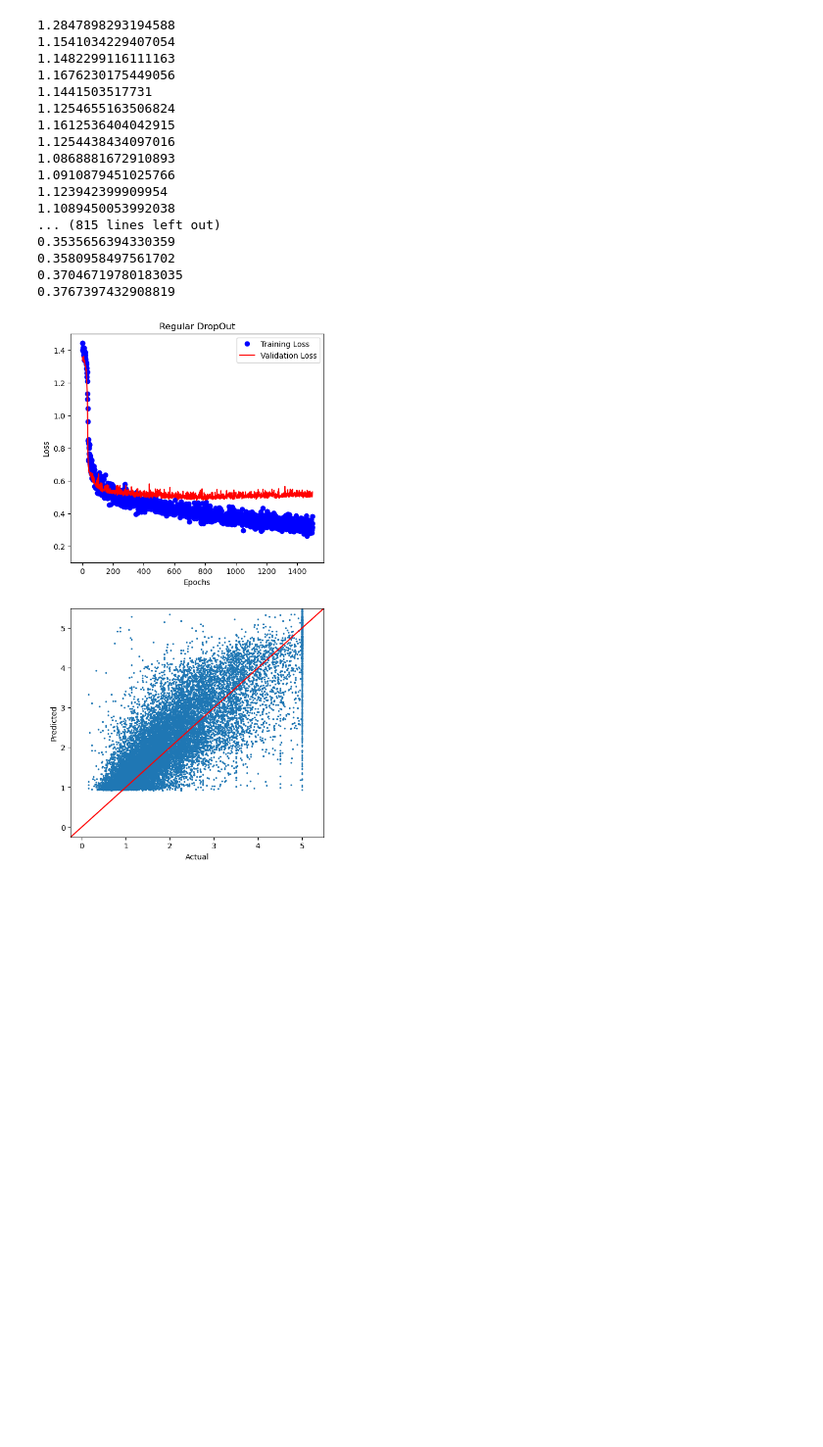
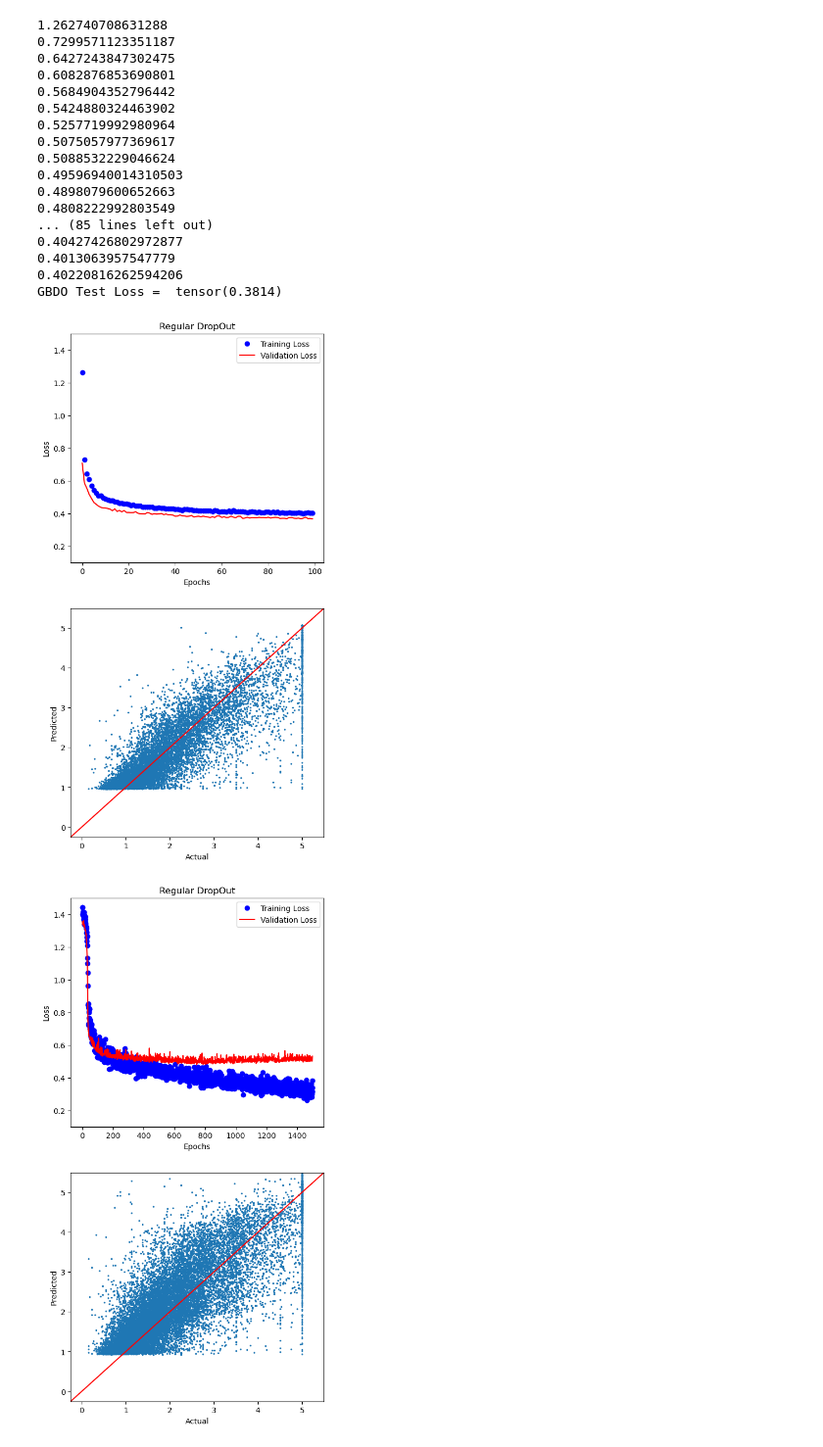
Before and after one commit to Casada94/SectorWiseDropOut, a Jupyter notebook: Main.ipynb, the cells around one changed output. Shown at 98% size. Saved outputs shown, nothing was run; the diff lists cells and outputs as text; code cells hidden in the pictures; blank space fills up the shorter version.

Commit message:
gb to sw dropout; and implemented m of n dropped

```diff
--- a/Main.ipynb
+++ b/Main.ipynb
@@ -17,7 +18,7 @@ def getDataset():
     Y = raw.target.values
     Y = np.array(Y,dtype='float32')
     n = len(X)
-    r = 0.1
+    r = 0.5
     x_train, x_test, y_train, y_test = train_test_split(X, Y, shuffle=True, test_size=1-r)
 
     x_val = x_train[int(len(x_train)*r):]
@@ -243,20 +255,20 @@ def train_and_test_dropout(training,validation,testing,epochs,dropout_rate):
 
     return train_loss,val_loss,test_loss,y_pred
 # %%
-def train_and_test_gb_dropout(training,validation,testing,epochs,group_size):
-    GBDO_model = GBDropOutModel(group_size=group_size)
-    GBDO_optimizer = torch.optim.SGD(GBDO_model.parameters(recurse=True),lr=0.01)
+def train_and_test_gb_dropout(training,validation,testing,epochs,group_size,drop_per_group):
+    SWDO_model = SWDropOutModel(group_size=group_size,drop_per_group=drop_per_group)
+    SWDO_optimizer = torch.optim.SGD(SWDO_model.parameters(recurse=True),lr=0.01)
     loss_fn = torch.nn.MSELoss()
     train_loss =[]
     val_loss=[]
     for i in epochs:
-        loss = train(training,GBDO_model,GBDO_optimizer,loss_fn)
+        loss = train(training,SWDO_model,SWDO_optimizer,loss_fn)
         print(loss)
-        valid_loss = validate(validation,GBDO_model,loss_fn)
+        valid_loss = validate(validation,SWDO_model,loss_fn)
         train_loss.append(loss)
         val_loss.append(valid_loss)
 
-    y_pred,test_loss = predict(testing,GBDO_model,loss_fn)
+    y_pred,test_loss = predict(testing,SWDO_model,loss_fn)
 
     return train_loss,val_loss,test_loss,y_pred
 # %%
@@ -385,46 +397,48 @@ def makeGraphs_3(do_loss, do_val_loss,do_y_hat,gbdo_loss, gbdo_val_loss,gbdo_y_h
 # %%
 global first_layer_size
 global second_layer_size
 global third_layer_size
 training_data, valid_data, test_data, y_true = getDataset()
 
-epochs = range(1500)
-dropout_rate = 0.25
-group_size=4
-first_layer_size = 32
-second_layer_size = 32
-third_layer_size = 16
+epochs = range(100)
+dropout_rate = 0.2
+group_size=5
+drop_per_group=4
+first_layer_size = 30
+second_layer_size = 30
+third_layer_size = 15
 
-t_loss_dropout, v_loss_dropout, tst_loss_dropout, y_pred_dropout = train_and_test_dropout(training_data,valid_data,test_data,epochs,dropout_rate)
-t_loss_gbdo,    v_loss_gbdo,    tst_loss_gbdo,    y_pred_gbdo    = train_and_test_gb_dropout(training_data,valid_data,test_data,epochs,group_size)
+# t_loss_dropout, v_loss_dropout, tst_loss_dropout, y_pred_dropout = train_and_test_dropout(training_data,valid_data,test_data,epochs,dropout_rate)
+t_loss_gbdo,    v_loss_gbdo,    tst_loss_gbdo,    y_pred_gbdo    = train_and_test_gb_dropout(training_data,valid_data,test_data,epochs,group_size,drop_per_group)
 # t_loss_inverse,    v_loss_inverse,    tst_loss_inverse,    y_pred_inverse    = train_and_test_inverse_gbdo(training_data,valid_data,test_data,epochs,group_size)
 
 print("GBDO Test Loss = ",tst_loss_gbdo)
 # print("I_GBDO Test Loss = ", tst_loss_inverse)
-print("  DO Test Loss = ",tst_loss_dropout)
+# print("  DO Test Loss = ",tst_loss_dropout)
 
-# makeGraph(t_loss_dropout,v_loss_dropout,y_pred_dropout,y_true,epochs)
-makeGraphs_2(t_loss_dropout,v_loss_dropout,y_pred_dropout,t_loss_gbdo,v_loss_gbdo,y_pred_gbdo,y_true,epochs)
+makeGraph(t_loss_gbdo,v_loss_gbdo,y_pred_gbdo,y_true,epochs)
+# makeGraphs_2(t_loss_dropout,v_loss_dropout,y_pred_dropout,t_loss_gbdo,v_loss_gbdo,y_pred_gbdo,y_true,epochs)
 # makeGraphs_2(t_loss_dropout,v_loss_dropout,y_pred_dropout,t_loss_inverse,v_loss_inverse,y_pred_inverse,y_true,epochs)
 # makeGraphs_3(t_loss_dropout,v_loss_dropout,y_pred_dropout,t_loss_gbdo,v_loss_gbdo,y_pred_gbdo,t_loss_inverse,v_loss_inverse,y_pred_inverse,y_true,epochs)
 # %% [output]
-1.2847898293194588
-1.1541034229407054
-1.1482299116111163
-1.1676230175449056
-1.1441503517731
-1.1254655163506824
-1.1612536404042915
-1.1254438434097016
-1.0868881672910893
-1.0910879451025766
-1.123942399909954
-1.1089450053992038
-... (815 lines left out)
-0.3535656394330359
-0.3580958497561702
-0.37046719780183035
-0.3767397432908819
+1.262740708631288
+0.7299571123351187
+0.6427243847302475
+0.6082876853690801
+0.5684904352796442
+0.5424880324463902
+0.5257719992980964
+0.5075057977369617
+0.5088532229046624
+0.49596940014310503
+0.4898079600652663
+0.4808222992803549
+... (85 lines left out)
+0.40427426802972877
+0.4013063957547779
+0.40220816262594206
+GBDO Test Loss =  tensor(0.3814)
+[figure, added]
 # %%
 makeGraph(t_loss_dropout,v_loss_dropout,y_pred_dropout,y_true,epochs)
 print("GBDO Test Loss = ",tst_loss_gbdo)
```
Also changed, not shown: parts of 7 cells of this notebook.
